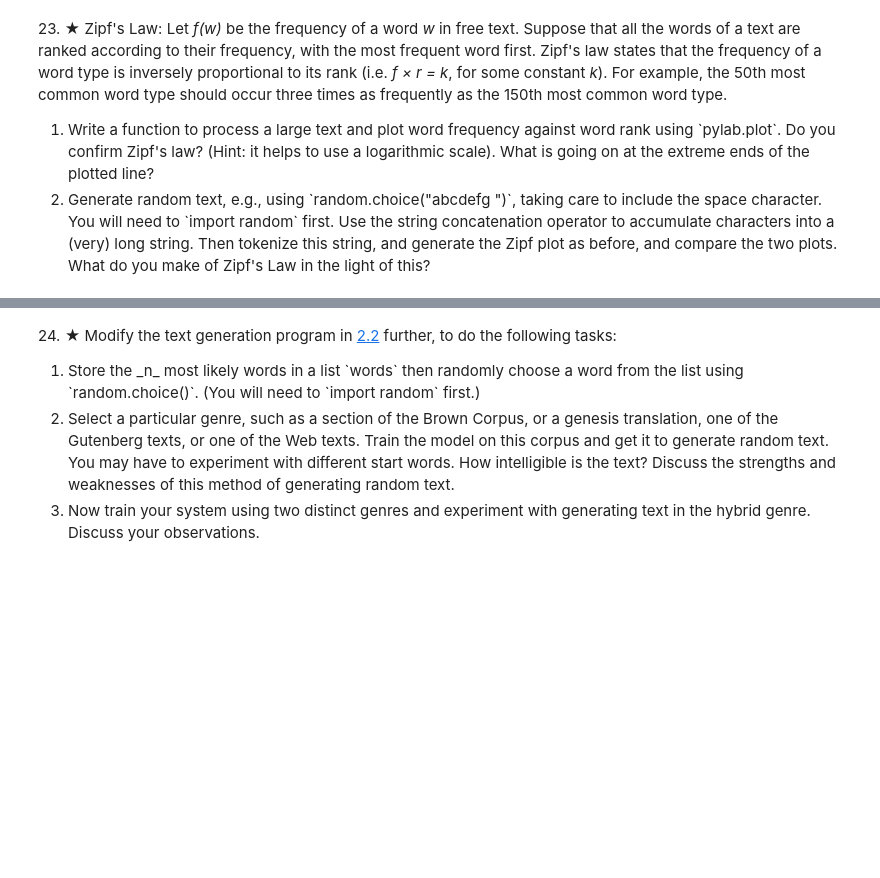
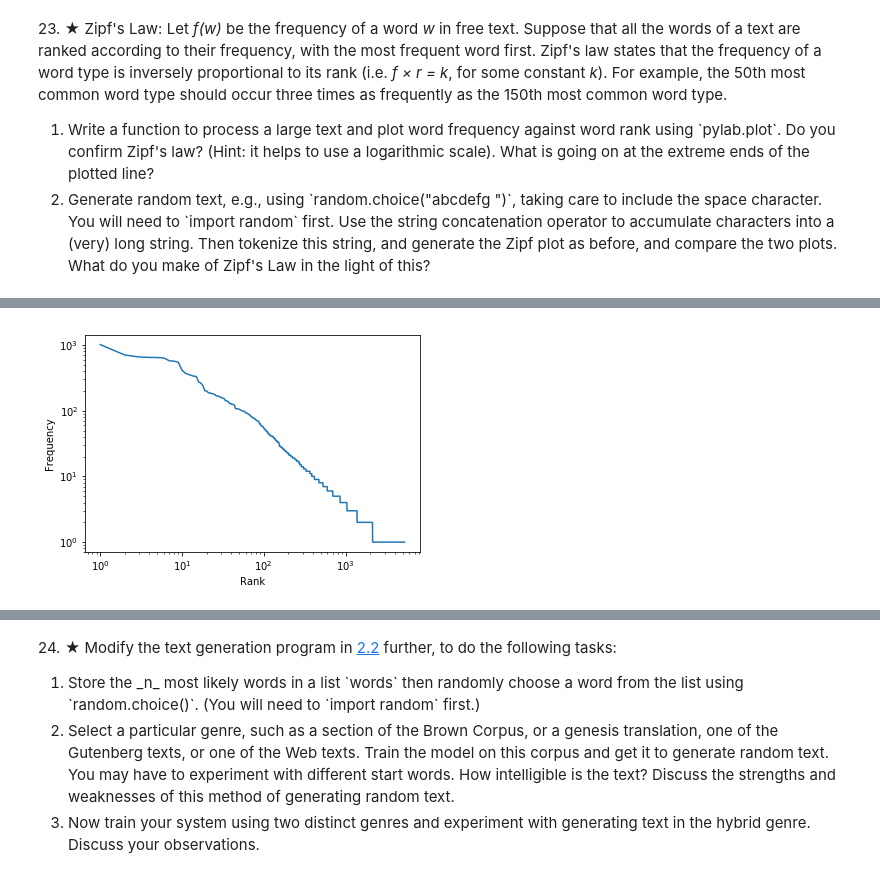
Before and after one commit to paulbroyles/nltk_exercises_practice, a Jupyter notebook: nltk_ch2.ipynb, the cells around one changed output, grey strips where cells are left out. Saved outputs shown, nothing was run; the diff lists cells and outputs as text; code cells hidden in the pictures; blank space fills up the shorter version.

```diff
--- a/nltk_ch2.ipynb
+++ b/nltk_ch2.ipynb
@@ -301,0 +540,4 @@ Richness: Bible - 0.012632414258490047 Milton - 0.09316808675445391
+# %%
+plot_zipf(text5)
+# %% [output]
+[figure, added]
```
Also changed, not shown: parts of 23 cells of this notebook.
